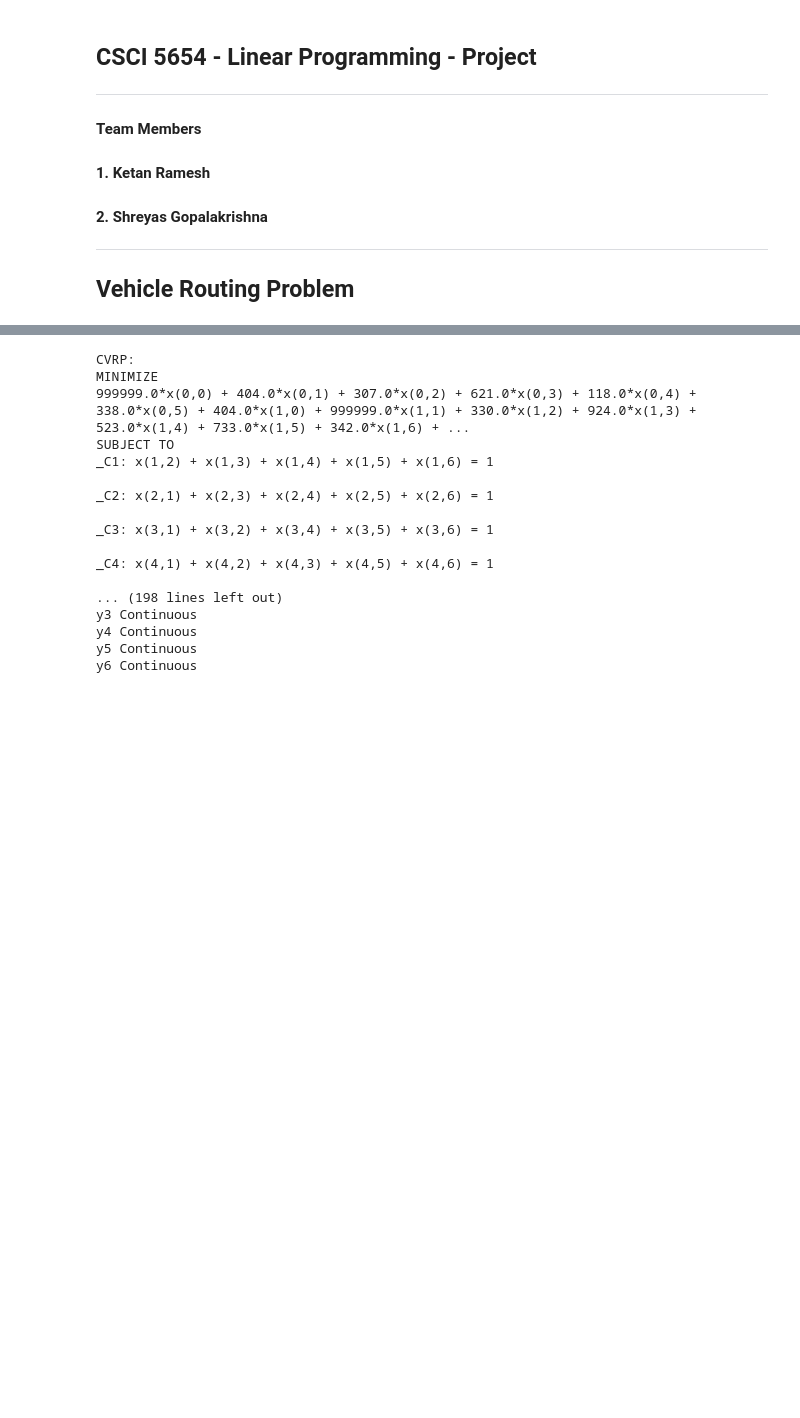
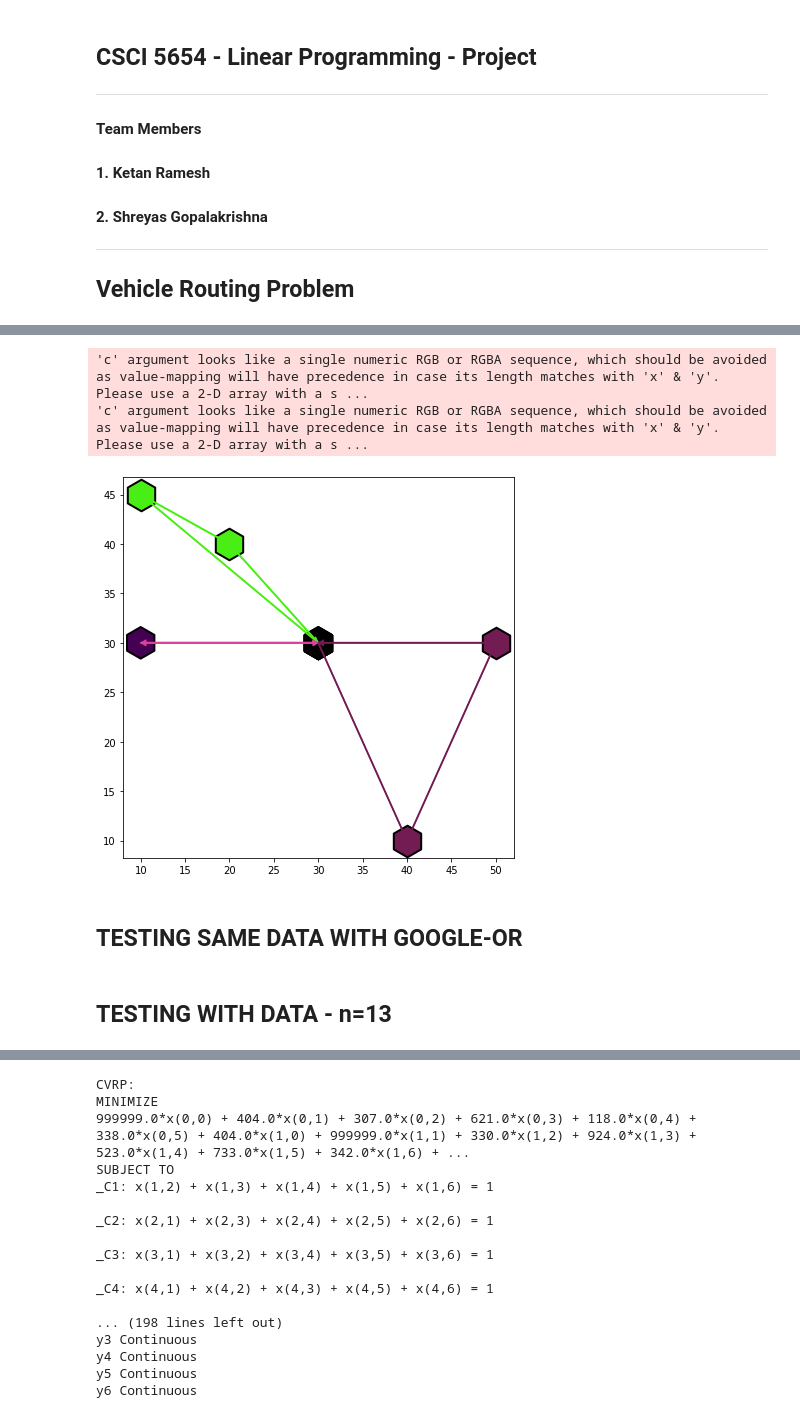
Before and after one commit to shreyas-gopalakrishna/Vehicle-Routing, a Jupyter notebook: LinearProgrammingProject.ipynb, the cells around one changed output, grey strips where cells are left out. Drawn from its saved outputs; the diff is of its cells as text; code cells hidden in the pictures; blank space fills up the shorter version.

Commit message:
Added visualization and comparison with Google OR

```diff
--- a/LinearProgrammingProject.ipynb
+++ b/LinearProgrammingProject.ipynb
@@ -16,0 +226,4 @@ import pulp
+# %%
+lp = CVRP(numberOfCustomers, numberOfVehicles, capacityOfVehicle, demandOfCustomers, costMatrix)
+lp.solve()
+result = lp.getResult()
@@ -16,0 +284,52 @@ import pulp
+# %%
+# Visualization
+plt.figure(figsize=(7,7))
+plt.rc('xtick',labelsize=10)
+plt.rc('ytick',labelsize=10)
+
+coordinateList = []
+for s in setList:
+    coordinate = []
+    for j in s:
+        coordinate.append([float(xCoordinates[j]), float(yCoordinates[j])])
+    coordinateList.append(coordinate)
+# print(coordinateList)
+
+def addToPlot(L):
+    x_val = [x[0] for x in L]
+    y_val = [x[1] for x in L]
+
+    r = random.random()
+    b = random.random()
+    g = random.random()
+    newColor = (r, g, b)
+
+    plt.scatter(x_val,y_val, c=newColor, edgecolor='black', linewidth=2, s=1000, marker='h')
+    ax = plt.axes()
+
+    length = len(L)-1
+
+    for i in range(length):
+        ax.arrow(L[i][0],  #x1
+                    L[i][1],  # y1
+                    L[i+1][0]-L[i][0], # x2 - x1
+                    L[i+1][1]-L[i][1], # y2 - y1
+                    width=0.1, head_width=0.6, head_length=0.6, color=newColor, length_includes_head=True,
+                    )
+
+    # ax.arrow(L[-1][0],  #x1
+    #                 L[-1][1],  # y1
+    #                 L[0][0]-L[-1][0], # x2 - x1
+    #                 L[0][1]-L[-1][1], # y2 - y1
+    #                 width=0.1, head_width=0.6, head_length=0.6, color=newColor, length_includes_head=True,
+    #                 )
+for i in range(len(coordinateList)):
+    addToPlot(coordinateList[i])
+plt.scatter(coordinateList[0][0][0],coordinateList[0][0][1], c='black', edgecolor='black', linewidth='2', s=1000, marker='h')
+plt.show()
+# %% [output]
+'c' argument looks like a single numeric RGB or RGBA sequence, which should be avoided as value-mapping will have precedence in case its length matches with 'x' & 'y'.  Please use a 2-D array with a s ...
+'c' argument looks like a single numeric RGB or RGBA sequence, which should be avoided as value-mapping will have precedence in case its length matches with 'x' & 'y'.  Please use a 2-D array with a s ...
+[figure, added]
+# %% [markdown]
+## TESTING SAME DATA WITH GOOGLE-OR
@@ -16,0 +444,2 @@ import pulp
+# %% [markdown]
+## TESTING WITH DATA - n=13
```
Also changed, not shown: parts of 33 cells of this notebook.
